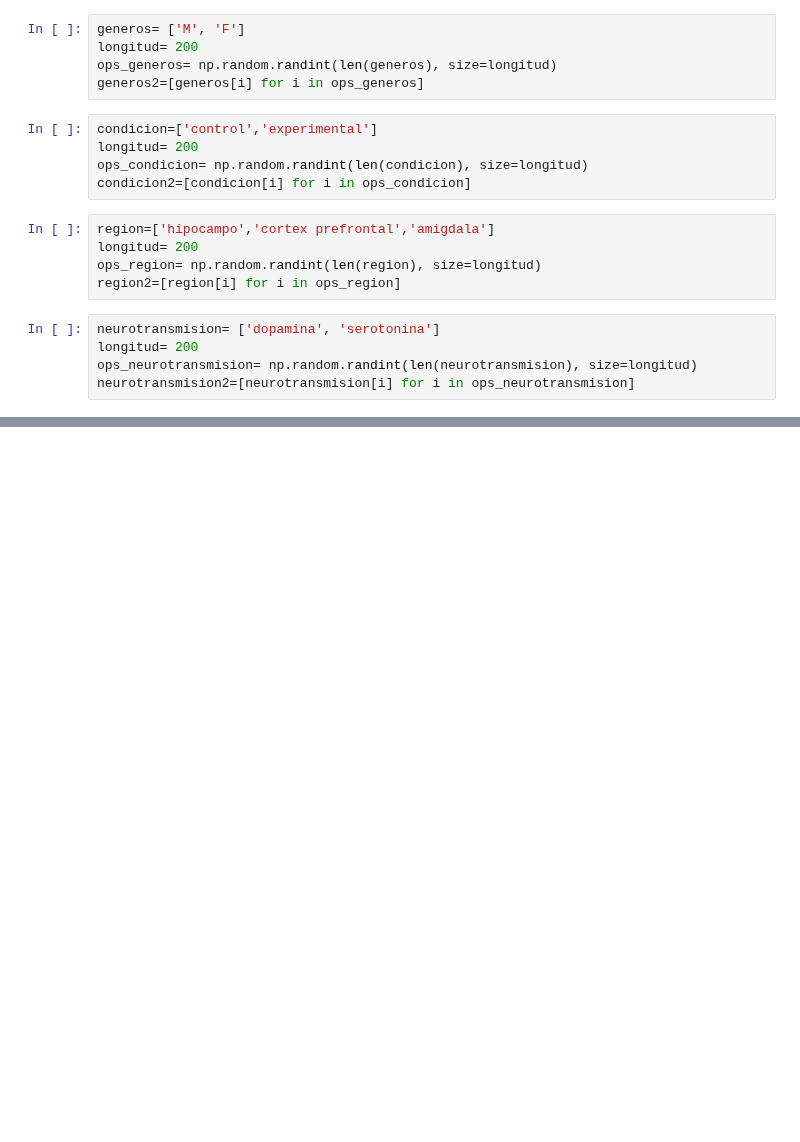
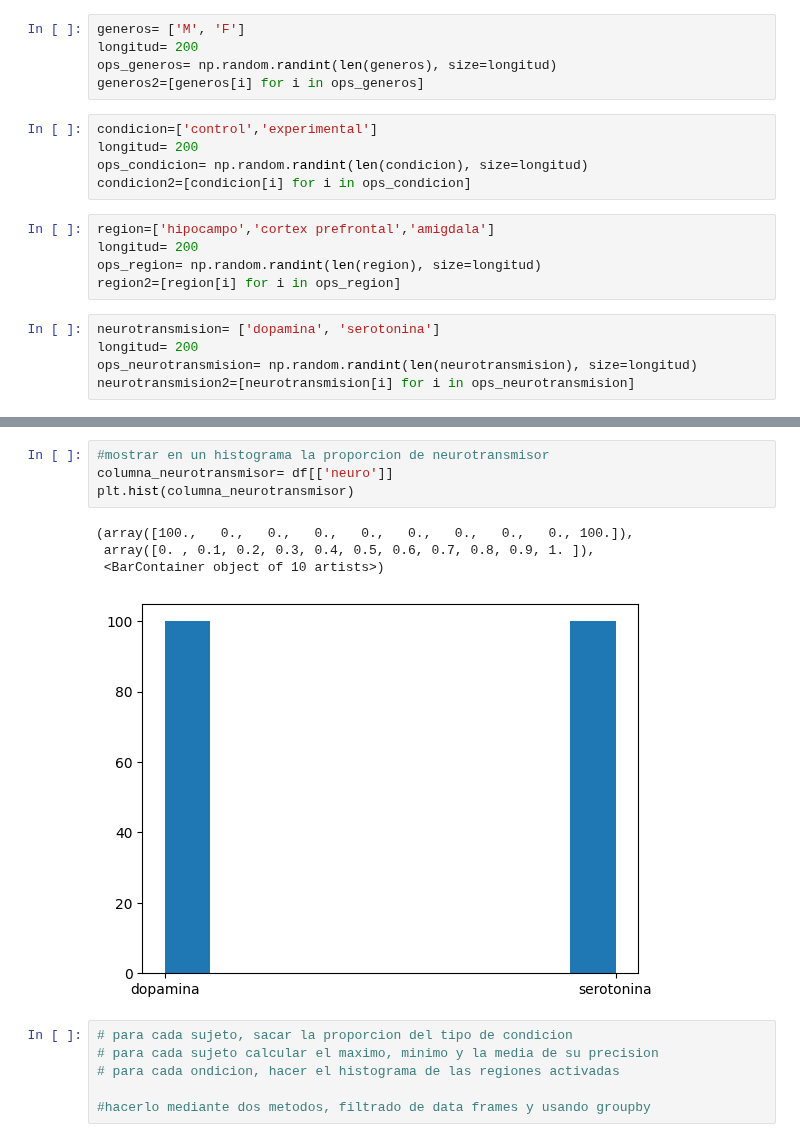
Before and after one commit to Fernando-JAL/Neurociencias-2026-1, a Jupyter notebook: S02_clases/clase_09_22/practicagrupal.ipynb, the cells around one changed output, grey strips where cells are left out. Saved outputs shown, nothing was run; the diff lists cells and outputs as text; blank space fills up the shorter version.

```diff
--- a/S02_clases/clase_09_22/practicagrupal.ipynb
+++ b/S02_clases/clase_09_22/practicagrupal.ipynb
@@ -185,0 +230,15 @@ plt.hist()
+# %%
+#mostrar en un histograma la proporcion de neurotransmisor
+columna_neurotransmisor= df[['neuro']]
+plt.hist(columna_neurotransmisor)
+# %% [output]
+(array([100.,   0.,   0.,   0.,   0.,   0.,   0.,   0.,   0., 100.]),
+ array([0. , 0.1, 0.2, 0.3, 0.4, 0.5, 0.6, 0.7, 0.8, 0.9, 1. ]),
+ <BarContainer object of 10 artists>)
+[figure, added]
+# %%
+# para cada sujeto, sacar la proporcion del tipo de condicion
+# para cada sujeto calcular el maximo, minimo y la media de su precision
+# para cada ondicion, hacer el histograma de las regiones activadas
+
+#hacerlo mediante dos metodos, filtrado de data frames y usando groupby
```
Also changed, not shown: parts of 3 cells of this notebook.
